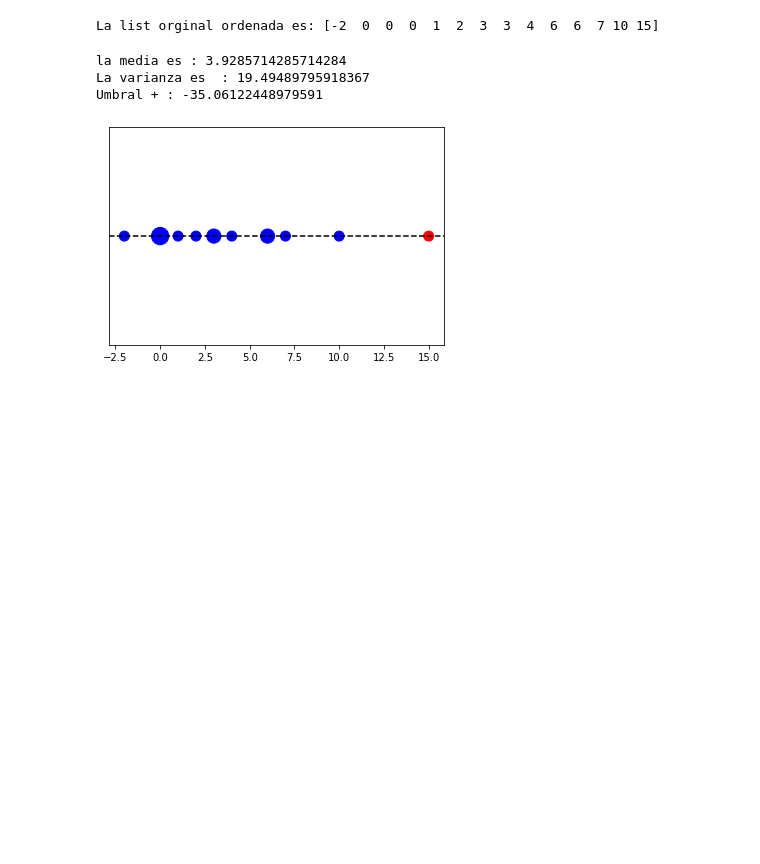
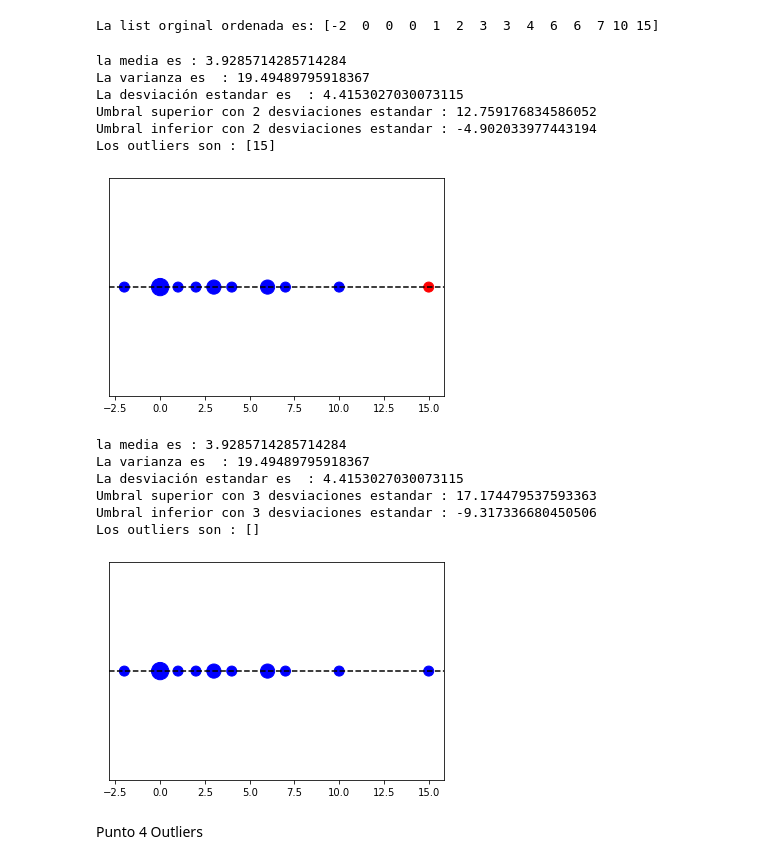
Before and after one commit to jcarvajalri/MineriaDatosUN, a Jupyter notebook: Taller_Procesamiento.ipynb, the cells around one changed output. Drawn from its saved outputs; the diff is of its cells as text; code cells hidden in the pictures; blank space fills up the shorter version.

Commit message:
4 Punto

```diff
--- a/Taller_Procesamiento.ipynb
+++ b/Taller_Procesamiento.ipynb
@@ -84,8 +84,19 @@ media = c_array.mean()
 print("la media es : " + str(media))
 varianza = c_array.var()
 print("La varianza es  : " + str(varianza))
-Umbral = media - 2*varianza
-print("Umbral + : " + str(Umbral))
+desSt = c_array.std()
+print("La desviación estandar es  : " + str(desSt))
+umbral_sup = media + (2*desSt)
+print("Umbral superior con 2 desviaciones estandar : " + str(umbral_sup))
+umbral_inf = media - (2*desSt)
+print("Umbral inferior con 2 desviaciones estandar : " + str(umbral_inf))
+#Calculo de Outliers
+list_outliers = []
+for i in c_array:
+   if i >= umbral_sup or i <= umbral_inf:
+      list_outliers.append(round(i,2))
+print("Los outliers son : " + str(list_outliers))
+
 #Metodo grafico
 c_uniq, counts = np.unique(c_array, return_counts=True)
 
@@ -100,5 +111,48 @@ plt.show()
 # %% [output]
 la media es : 3.9285714285714284
 La varianza es  : 19.49489795918367
-Umbral + : -35.06122448979591
+La desviación estandar es  : 4.4153027030073115
+Umbral superior con 2 desviaciones estandar : 12.759176834586052
+Umbral inferior con 2 desviaciones estandar : -4.902033977443194
+Los outliers son : [15]
 [figure]
+# %%
+# Umbral = media +- 3 variance
+media = c_array.mean()
+print("la media es : " + str(media))
+varianza = c_array.var()
+print("La varianza es  : " + str(varianza))
+desSt = c_array.std()
+print("La desviación estandar es  : " + str(desSt))
+umbral_sup = media + (3*desSt)
+print("Umbral superior con 3 desviaciones estandar : " + str(umbral_sup))
+umbral_inf = media - (3*desSt)
+print("Umbral inferior con 3 desviaciones estandar : " + str(umbral_inf))
+#Calculo de Outliers
+list_outliers = []
+for i in c_array:
+   if i >= umbral_sup or i <= umbral_inf:
+      list_outliers.append(round(i,2))
+print("Los outliers son : " + str(list_outliers))
+
+#Metodo grafico
+c_uniq, counts = np.unique(c_array, return_counts=True)
+
+sizes = counts*100
+colors = ['blue']*len(c_uniq)
+#colors[-2] = 'red'
+
+plt.axhline(1, color='k', linestyle='--')
+plt.scatter(c_uniq, np.ones(len(c_uniq)), s=sizes, color=colors)
+plt.yticks([])
+plt.show()
+# %% [output]
+la media es : 3.9285714285714284
+La varianza es  : 19.49489795918367
+La desviación estandar es  : 4.4153027030073115
+Umbral superior con 3 desviaciones estandar : 17.174479537593363
+Umbral inferior con 3 desviaciones estandar : -9.317336680450506
+Los outliers son : []
+[figure, added]
+# %% [markdown]
+Punto 4 Outliers
```
Also changed, not shown: parts of 1 cell of this notebook.
